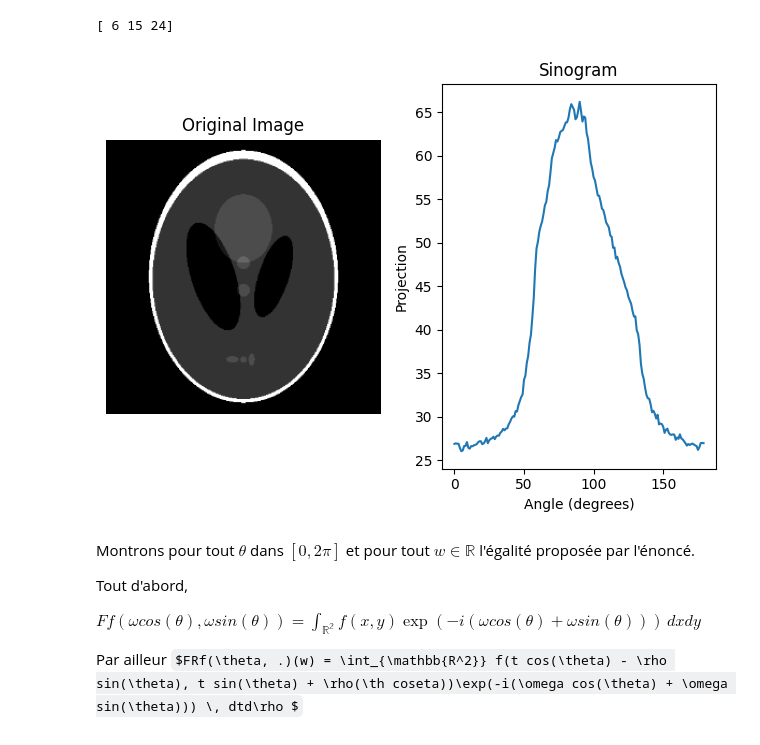
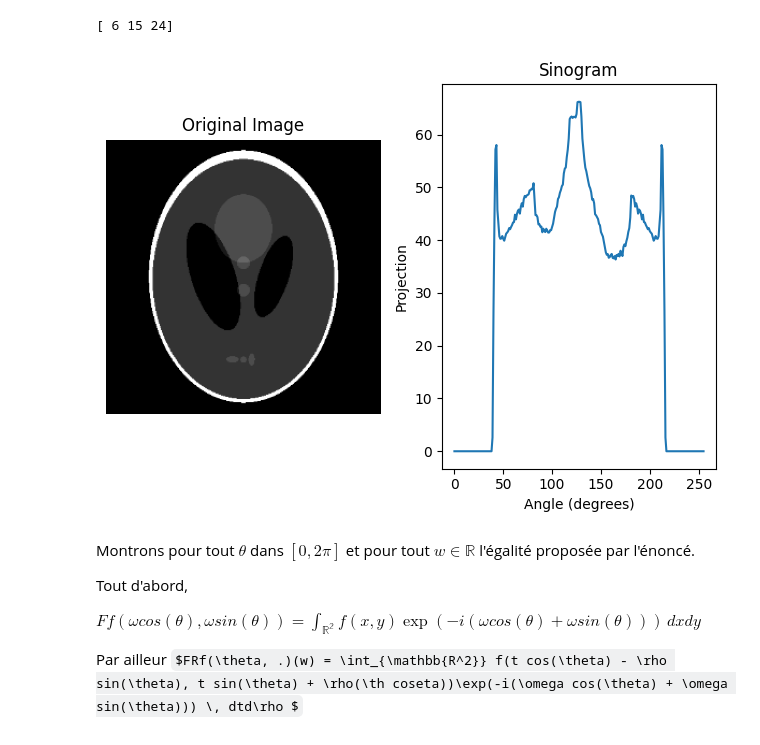
Before and after one commit to Mascof17/projet_optim, a Jupyter notebook: X-Ray Tomography.ipynb, the cells around one changed output. Saved outputs shown, nothing was run; the diff lists cells and outputs as text; code cells hidden in the pictures; some formulas as TeX source.

Commit message:
modifs transfo de radon pour avoir le vrai sinogram

```diff
--- a/X-Ray Tomography.ipynb
+++ b/X-Ray Tomography.ipynb
@@ -56,8 +56,10 @@ def radon_transform(image, theta):
     Radon transform (sinogram) of the input image
 
   """
-  rotated_picture = rotate(image, theta)
-  sinogram = np.sum(rotated_picture, axis=1)[len(rotated_picture)//2]
+  sinogram = []    #avant c'était une constante, on retourne la liste des sinograms pour chaque angle
+  for angle in theta:
+    rotated_picture = rotate(image, angle)
+    sinogram.append(np.sum(rotated_picture, axis=1))
 
   return sinogram
 
@@ -65,32 +67,40 @@ def radon_transform(image, theta):
 
 
     #TODO: Implement the Radon transform
+# %%
+#Je tente autre chose
+
+N_t = 256
+angles_count = 180
+
+theta = np.linspace(0., 180., angles_count, endpoint=False)   #pourquoi 180 angles différents si je veux juste faire une rotation, cela fait tout bugger???
+sinogram = radon_transform(image, theta)
 # %%
 # Computes the Radon transform of the image
-N_t = 256
-angles_count = 180
-radon_transform_vectorized = np.vectorize(lambda x : radon_transform(image, x))
-theta = np.linspace(0., 180., angles_count, endpoint=False)   #pourquoi 180 angles différents si je veux juste faire une rotation, cela fait tout bugger???
-sinogram = radon_transform_vectorized(theta)
+# N_t = 256
+# angles_count = 180
+# radon_transform_vectorized = np.vectorize(lambda x : radon_transform(image, x))
+# theta = np.linspace(0., 180., angles_count, endpoint=False)   #pourquoi 180 angles différents si je veux juste faire une rotation, cela fait tout bugger???
+# sinogram = radon_transform(theta)
 # %%
 # Display the original image along with its sinogram
 # Display the original image
 plt.subplot(1, 2, 1)
 plt.imshow(image, cmap='gray')
 plt.axis('off')
 plt.title('Original Image')
 
 # Display the sinogram
 plt.subplot(1, 2, 2)
-plt.plot(sinogram)
+plt.plot(sinogram[90])
 plt.xlabel('Angle (degrees)')
 plt.ylabel('Projection')
 plt.title('Sinogram')
 
 plt.tight_layout()
 plt.show()
 # %% [output]
-[figure, old version]
+[figure, new version]
 # %% [markdown]
 
 Montrons pour tout $\theta$ dans $[0, 2\pi]$ et pour tout $w \in \mathbb{R}$ l'égalité proposée par l'énoncé.
```
Also changed, not shown: parts of 1 cell of this notebook.
